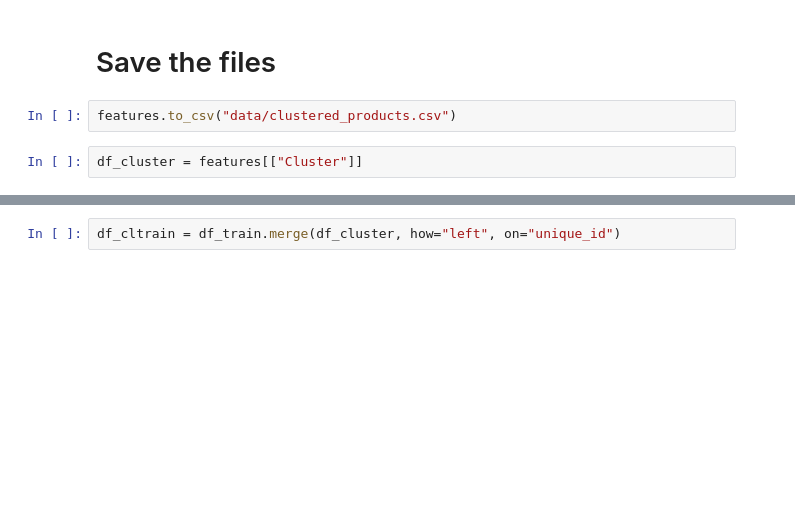
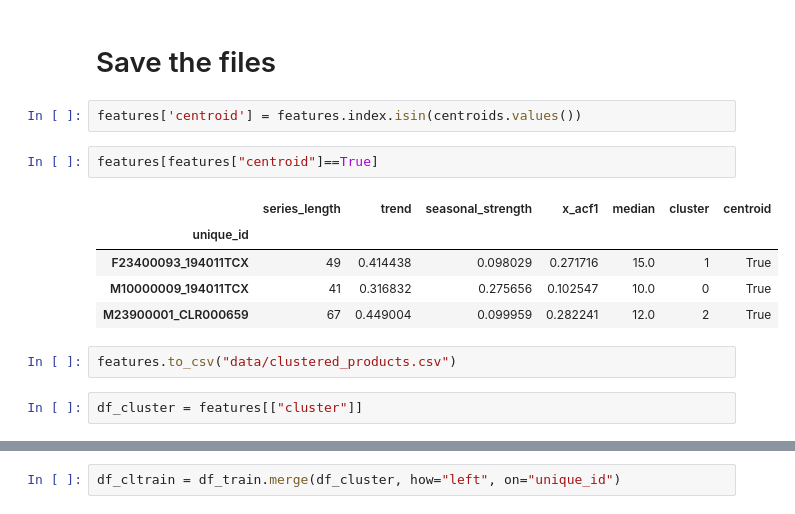
Before and after one commit to noeasyday7/bright_river, a Jupyter notebook: III. Feature-based clustering.ipynb, the cells around one changed output, grey strips where cells are left out. Saved outputs shown, nothing was run; the diff lists cells and outputs as text; blank space fills up the shorter version.

```diff
--- a/III. Feature-based clustering.ipynb
+++ b/III. Feature-based clustering.ipynb
@@ -351,9 +363,19 @@ ax.map(sns.scatterplot)
 # %% [markdown]
 # Save the files
+# %%
+features['centroid'] = features.index.isin(centroids.values())
+# %%
+features[features["centroid"]==True]
+# %% [output]
+|  | series_length | trend | seasonal_strength | x_acf1 | median | cluster | centroid |
+| unique_id |  |  |  |  |  |  |  |
+| F23400093_194011TCX | 49 | 0.414438 | 0.098029 | 0.271716 | 15.0 | 1 | True |
+| M10000009_194011TCX | 41 | 0.316832 | 0.275656 | 0.102547 | 10.0 | 0 | True |
+| M23900001_CLR000659 | 67 | 0.449004 | 0.099959 | 0.282241 | 12.0 | 2 | True |
 # %%
 features.to_csv("data/clustered_products.csv")
 # %%
-df_cluster = features[["Cluster"]]
+df_cluster = features[["cluster"]]
 # %%
 df_cluster
 # %% [output]
```
Also changed, not shown: parts of 20 cells of this notebook, 3 other files.
